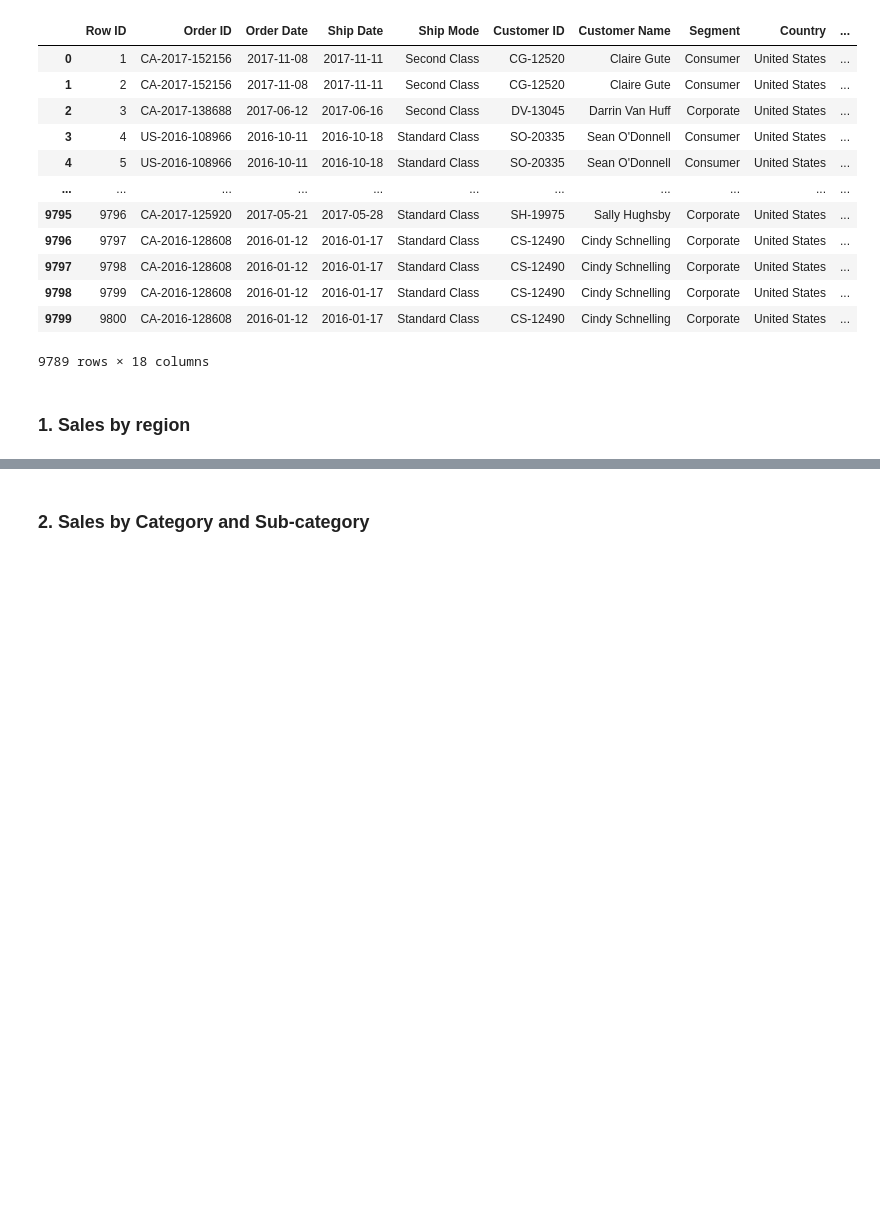
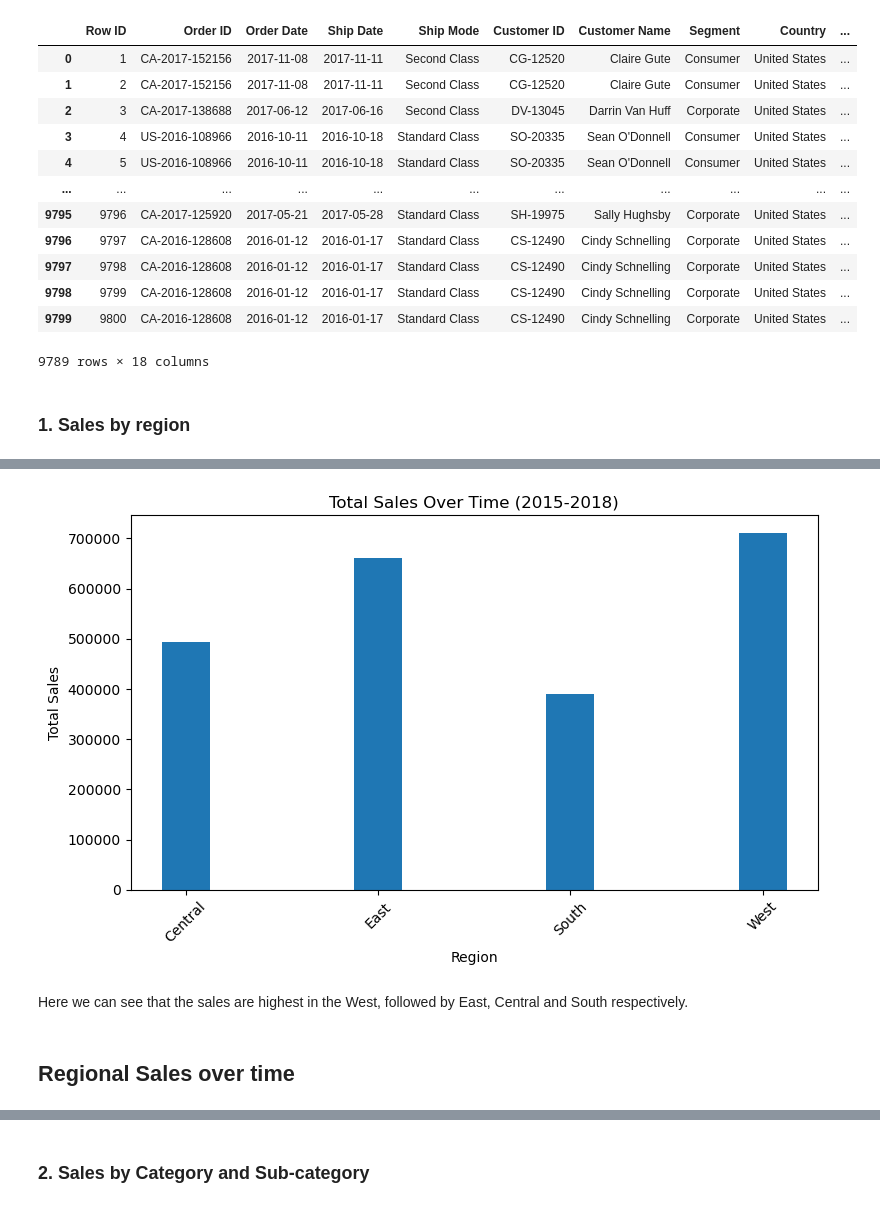
Before and after one commit to ksftima/super-store, a Jupyter notebook: segment_analysis.ipynb, the cells around one changed output, grey strips where cells are left out. Saved outputs shown, nothing was run; the diff lists cells and outputs as text; code cells hidden in the pictures; blank space fills up the shorter version.

Commit message:
Started work on regional analysis

```diff
--- a/segment_analysis.ipynb
+++ b/segment_analysis.ipynb
@@ -30,3 +30,8 @@ sales_data
 9789 rows × 18 columns
 # %% [markdown]
 ### 1. Sales by region
+# %%
+regional_sales = sales_data.groupby(sales_data['Region'])['Sales'].sum()
+regional_sales = regional_sales.reset_index()
+regional_sales.columns = ['Region', 'Total Sales']
+regional_sales
@@ -32,0 +44,15 @@ sales_data
+# %%
+plt.figure(figsize=(8,5))
+plt.bar(regional_sales['Region'],regional_sales['Total Sales'], width=0.25)
+plt.xlabel('Region')
+plt.ylabel('Total Sales')
+plt.title('Total Sales Over Time (2015-2018)')
+plt.xticks(rotation=45)
+plt.tight_layout()
+plt.show()
+# %% [output]
+[figure, added]
+# %% [markdown]
+Here we can see that the sales are highest in the West, followed by East, Central and South respectively.
+# %% [markdown]
+## Regional Sales over time
```
Also changed, not shown: parts of 8 cells of this notebook.
